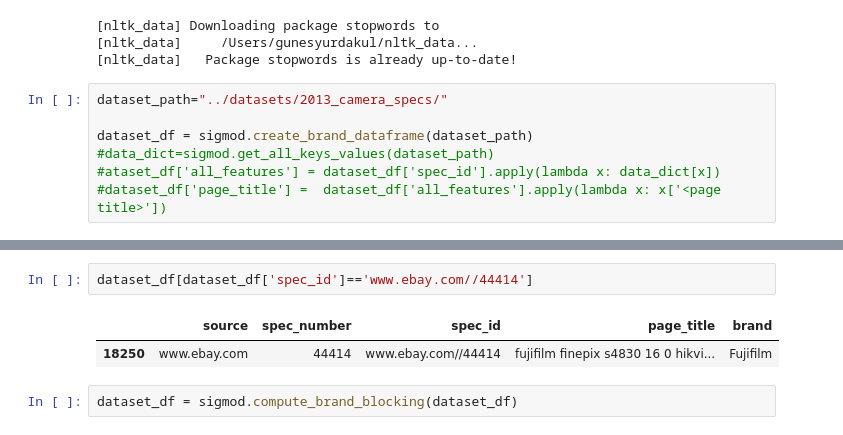
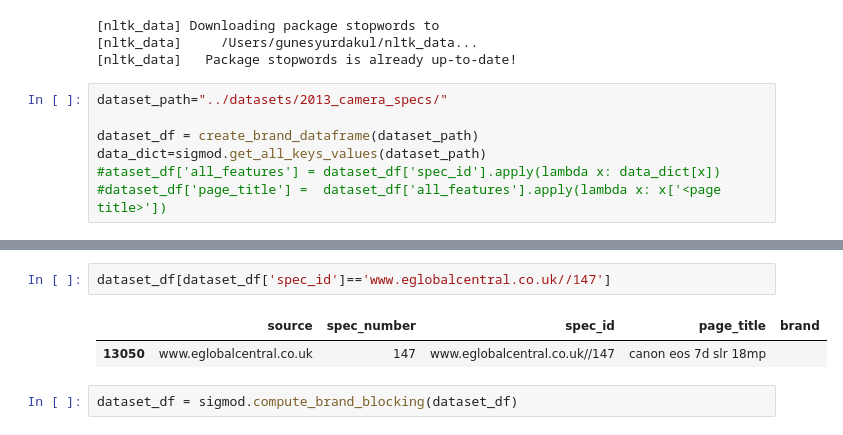
Before and after one commit to GunesYurdakul/SIGMOD, a Jupyter notebook: quickstart_package/EntityResolution.ipynb, the cells around one changed output, grey strips where cells are left out. Cells and saved outputs as stored; diff of their text form.

```diff
--- a/quickstart_package/EntityResolution.ipynb
+++ b/quickstart_package/EntityResolution.ipynb
@@ -12,8 +12,8 @@ import pandas as pd
 # %%
 dataset_path="../datasets/2013_camera_specs/"
 
-dataset_df = sigmod.create_brand_dataframe(dataset_path)
-#data_dict=sigmod.get_all_keys_values(dataset_path)
+dataset_df = create_brand_dataframe(dataset_path)
+data_dict=sigmod.get_all_keys_values(dataset_path)
 #ataset_df['all_features'] = dataset_df['spec_id'].apply(lambda x: data_dict[x])
 #dataset_df['page_title'] =  dataset_df['all_features'].apply(lambda x: x['<page title>'])
 # %% [output]
@@ -22,8 +43,8 @@ dataset_df = sigmod.create_brand_dataframe(dataset_path)
 # %%
-dataset_df[dataset_df['spec_id']=='www.ebay.com//44414']
+dataset_df[dataset_df['spec_id']=='www.eglobalcentral.co.uk//147']
 # %% [output]
 |  | source | spec_number | spec_id | page_title | brand |
-| 18250 | www.ebay.com | 44414 | www.ebay.com//44414 | fujifilm finepix s4830 16 0 hikvi... | Fujifilm |
+| 13050 | www.eglobalcentral.co.uk | 147 | www.eglobalcentral.co.uk//147 | canon eos 7d slr 18mp |  |
 # %%
 dataset_df = sigmod.compute_brand_blocking(dataset_df)
 # %% [output]
```
Also changed, not shown: parts of 29 cells of this notebook, 4 other files.
